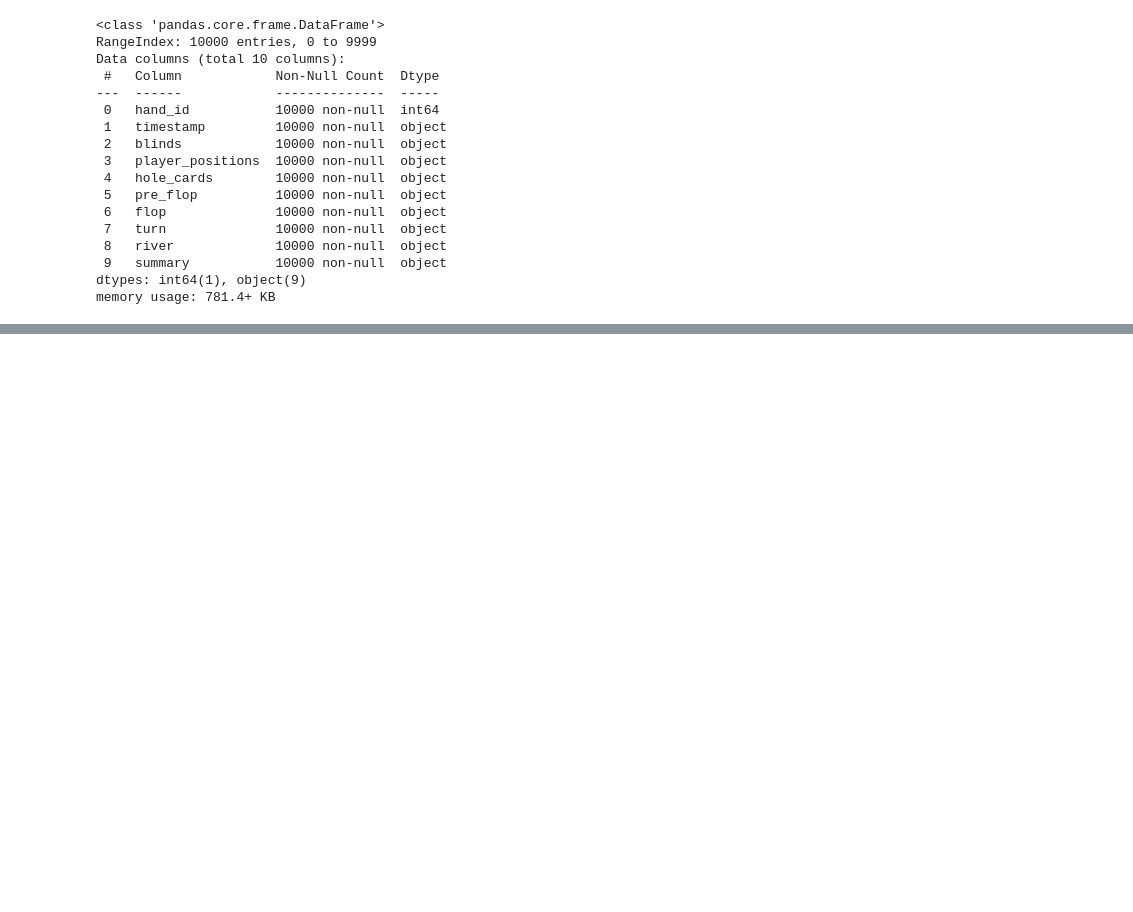
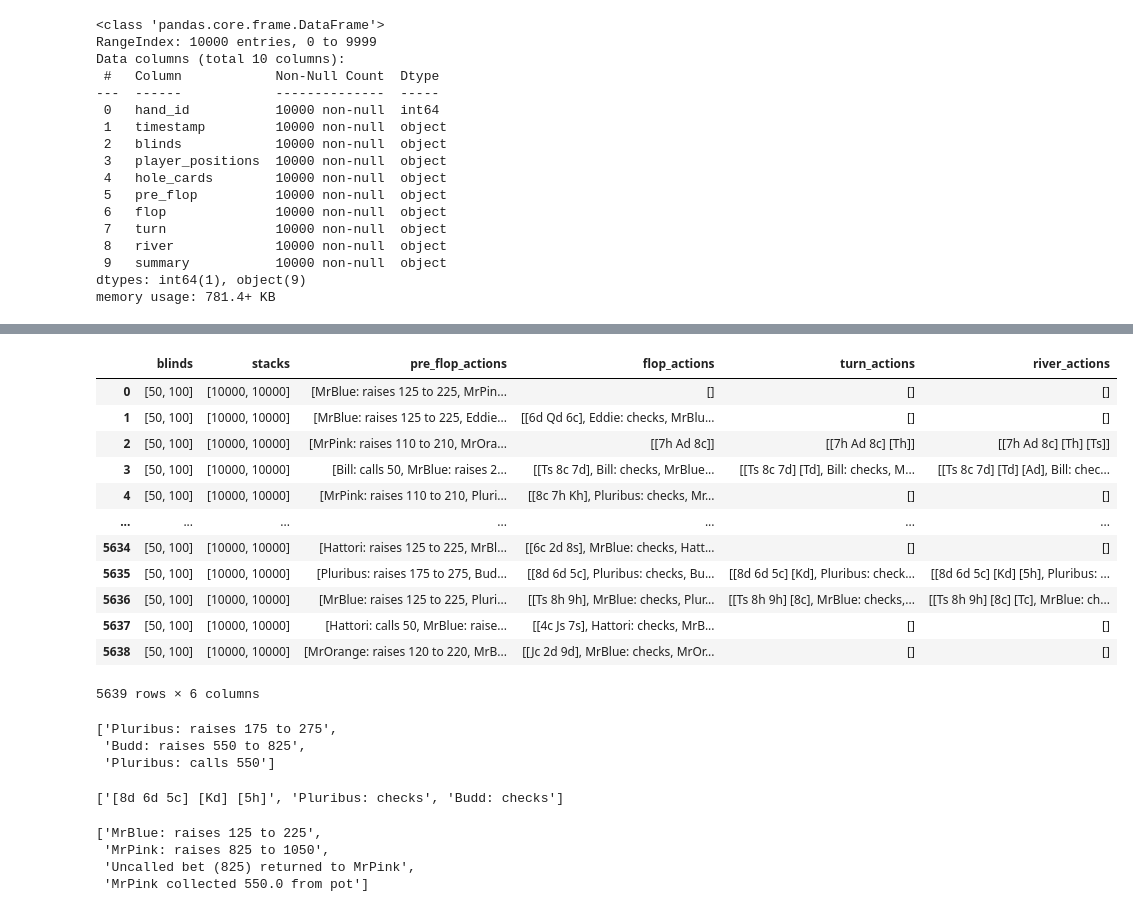
Before and after one commit to Hakai69/poker-engine-py, a Jupyter notebook: datasets/preprocess.ipynb, the cells around one changed output, grey strips where cells are left out. Saved outputs shown, nothing was run; the diff lists cells and outputs as text; code cells hidden in the pictures; blank space fills up the shorter version.

Commit message:
Add normalized data

```diff
--- a/datasets/preprocess.ipynb
+++ b/datasets/preprocess.ipynb
@@ -151,0 +191,79 @@ memory usage: 781.4+ KB
+# %%
+import ast
+
+# Filtrar partidas donde solo queden dos jugadores desde el flop
+def is_heads_up_flop(pre_flop_actions):
+    try:
+        actions = ast.literal_eval(pre_flop_actions)
+        active_players = set()
+        for action in actions:
+            if ":" in action:
+                player = action.split(":")[0].strip()
+                if "folds" not in action:
+                    active_players.add(player)
+        return len(active_players) == 2
+    except Exception:
+        return False
+
+def filter_heads_up_from_flop(df):
+    return df[df['pre_flop'].apply(is_heads_up_flop)]
+# %%
+import ast
+
+def preprocess_data(df):
+    processed_data = []
+
+    for _, row in df.iterrows():
+        hand_data = {}
+
+        # Blinds
+        hand_data['blinds'] = ast.literal_eval(row['blinds'])
+        # Stacks iniciales
+        hand_data['stacks'] = [10000, 10000] # No cambia
+
+        # Historial de apuestas
+        phases = [row['pre_flop'], row['flop'], row['turn'], row['river']]
+        for i, phase in enumerate(['pre_flop', 'flop', 'turn', 'river']):
+            actions = ast.literal_eval(phases[i]) if phases[i] else []
+            if phase == 'pre_flop':
+                actions = [action for action in actions if "folds" not in action]
+            hand_data[f'{phase}_actions'] = actions
+
+        processed_data.append(hand_data)
+
+    return pd.DataFrame(processed_data)
+
+heads_up_data = filter_heads_up_from_flop(data)
+processed_data = preprocess_data(heads_up_data)
+processed_data
+# %% [output]
+|  | blinds | stacks | pre_flop_actions | flop_actions | turn_actions | river_actions |
+| 0 | [50, 100] | [10000, 10000] | [MrBlue: raises 125 to 225, MrPin... | [] | [] | [] |
+| 1 | [50, 100] | [10000, 10000] | [MrBlue: raises 125 to 225, Eddie... | [[6d Qd 6c], Eddie: checks, MrBlu... | [] | [] |
+| 2 | [50, 100] | [10000, 10000] | [MrPink: raises 110 to 210, MrOra... | [[7h Ad 8c]] | [[7h Ad 8c] [Th]] | [[7h Ad 8c] [Th] [Ts]] |
+| 3 | [50, 100] | [10000, 10000] | [Bill: calls 50, MrBlue: raises 2... | [[Ts 8c 7d], Bill: checks, MrBlue... | [[Ts 8c 7d] [Td], Bill: checks, M... | [[Ts 8c 7d] [Td] [Ad], Bill: chec... |
+| 4 | [50, 100] | [10000, 10000] | [MrPink: raises 110 to 210, Pluri... | [[8c 7h Kh], Pluribus: checks, Mr... | [] | [] |
+| ... | ... | ... | ... | ... | ... | ... |
+| 5634 | [50, 100] | [10000, 10000] | [Hattori: raises 125 to 225, MrBl... | [[6c 2d 8s], MrBlue: checks, Hatt... | [] | [] |
+| 5635 | [50, 100] | [10000, 10000] | [Pluribus: raises 175 to 275, Bud... | [[8d 6d 5c], Pluribus: checks, Bu... | [[8d 6d 5c] [Kd], Pluribus: check... | [[8d 6d 5c] [Kd] [5h], Pluribus: ... |
+| 5636 | [50, 100] | [10000, 10000] | [MrBlue: raises 125 to 225, Pluri... | [[Ts 8h 9h], MrBlue: checks, Plur... | [[Ts 8h 9h] [8c], MrBlue: checks,... | [[Ts 8h 9h] [8c] [Tc], MrBlue: ch... |
+| 5637 | [50, 100] | [10000, 10000] | [Hattori: calls 50, MrBlue: raise... | [[4c Js 7s], Hattori: checks, MrB... | [] | [] |
+| 5638 | [50, 100] | [10000, 10000] | [MrOrange: raises 120 to 220, MrB... | [[Jc 2d 9d], MrBlue: checks, MrOr... | [] | [] |
+5639 rows × 6 columns
+# %%
+processed_data.loc[5635, 'pre_flop_actions']
+# %% [output]
+['Pluribus: raises 175 to 275',
+ 'Budd: raises 550 to 825',
+ 'Pluribus: calls 550']
+# %%
+processed_data.loc[5635, 'river_actions']
+# %% [output]
+['[8d 6d 5c] [Kd] [5h]', 'Pluribus: checks', 'Budd: checks']
+# %%
+processed_data.loc[0, 'pre_flop_actions']
+# %% [output]
+['MrBlue: raises 125 to 225',
+ 'MrPink: raises 825 to 1050',
+ 'Uncalled bet (825) returned to MrPink',
+ 'MrPink collected 550.0 from pot']
```
Also changed, not shown: parts of 10 cells of this notebook, 2 other files.
